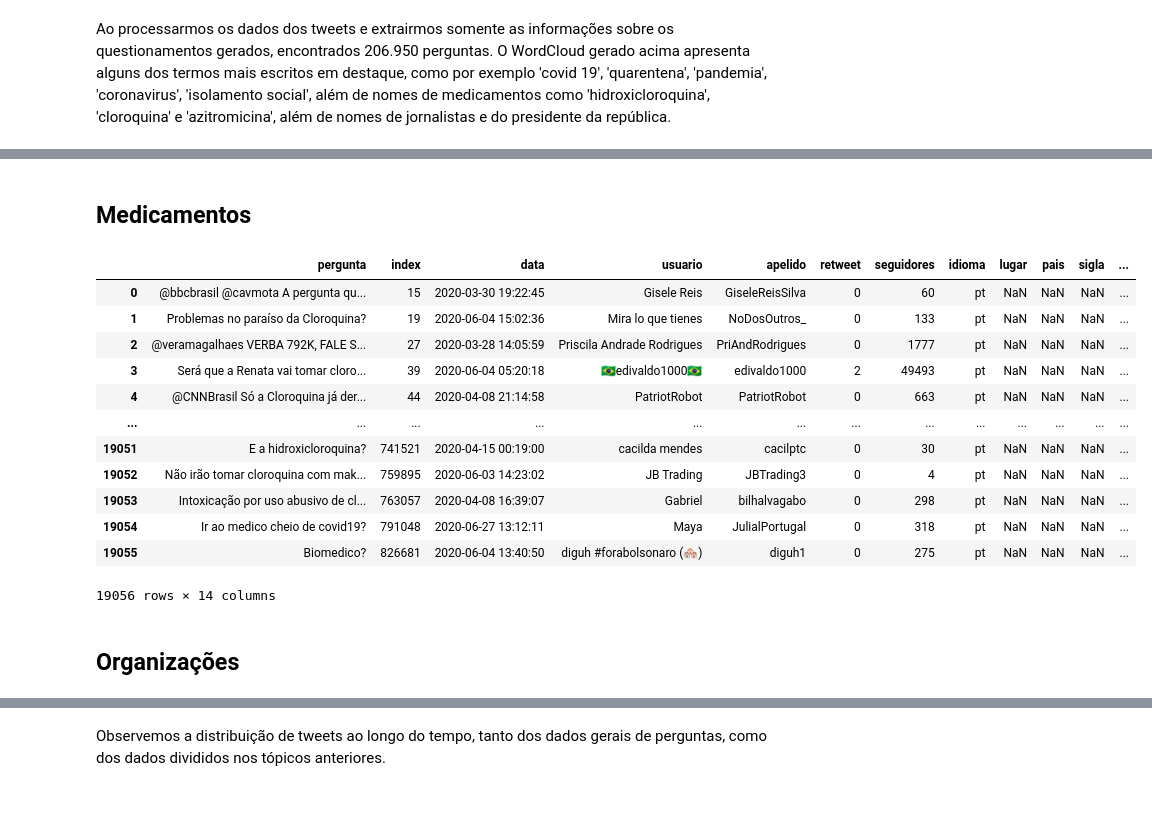
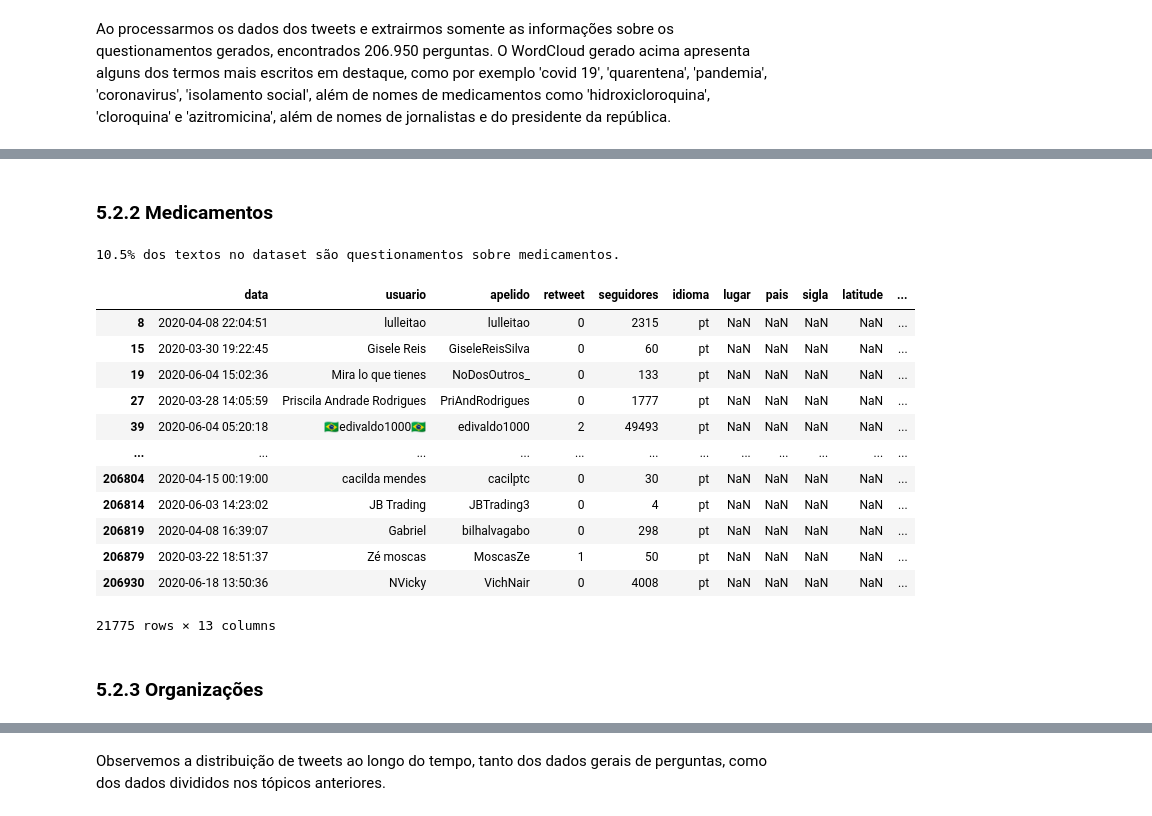
Before and after one commit to patricktapajos/ex-python-ds, a Jupyter notebook: work_covid19_tweets.ipynb, the cells around one changed output, grey strips where cells are left out. Saved outputs shown, nothing was run; the diff lists cells and outputs as text; code cells hidden in the pictures.

```diff
--- a/work_covid19_tweets.ipynb
+++ b/work_covid19_tweets.ipynb
@@ -102,9 +123,9 @@ def gen_img_word_cloud(text_list):
 
 # Método para gerar um novo dataframe a partir de uma busca por termos em um campo de texto
 def gen_df_from_search(df, field, term):
-  df_aux = df.set_index(field).filter(regex=re.compile(term, re.IGNORECASE), axis=0)
-  df_aux.reset_index(inplace=True)
-  return df_aux
+  term = unidecode.unidecode(term)
+  new_df = df[df[field].apply(lambda s: unidecode.unidecode(s)).str.contains(term, case=False)]
+  return new_df
 
 # Método para retornar um dataframe aagrupado por um campo de data, retornando a saída conforme o formato informado
 def gen_group_by_data(df, date_field, format_date):
@@ -115,7 +138,8 @@ def gen_group_by_data(df, date_field, format_date):
 Vamos efetuar o carregamento do dataset através do método read_csv, bastando informar o local do arquivo que contém os dados.
 # %%
 # Dados brutos da fonte
-raw_data = pd.read_csv('/content/drive/Shared drives/pgds_dataset/covid19-tweets.csv')
+raw_data = pd.read_csv('/content/drive/My Drive/covid19-tweets.csv')
+# raw_data = pd.read_csv('/content/drive/Shared drives/pgds_dataset/covid19-tweets.csv')
 raw_data
 # %% [output]
 |  | data | usuario | apelido | texto | retweet | seguidores | idioma | lugar | pais | sigla | latitude | ... |
@@ -194,10 +220,10 @@ gen_img_word_cloud(raw_data['texto']);
 As mensagens foram pré-processadas para que as perguntas (questões) fossem identificadas. Essa coleção de perguntas corresponde ao dataset "DuvidasDB".
 # %%
 # Geração de dataset DuvidasDB, selecionando registros que apresentem perguntas na coluna 'texto', a qual refere-se ao tweet escrito pelo usuário
-# Foi considerado como uma pergunta um texto que contenha o símbolo utilizado ao final de um pergunta, o ponto de interrogação (?).
+# Foi considerado como uma pergunta um texto que contenha o o ponto de interrogação (?), símbolo utilizado ao final de um pergunta.
 
 # Modificando o index para filtrar pelo texto, ajuda na performance
-duvidas_db = raw_data.set_index('texto').filter(regex='\?', axis=0)
+duvidas_db = raw_data.set_index('texto').filter(regex='\?+', axis=0)
 
 # Reseta o index
 duvidas_db.reset_index(inplace=True)
@@ -205,7 +231,8 @@ duvidas_db.reset_index(inplace=True)
 print('Quantidade de perguntas (mais de uma por registro): ', duvidas_db['texto'].count())
 
 # Separa as sentenças em uma lista, com o auxílio do método apply do Pandas, sent_tokenize do pacote nltk e do lambda
-duvidas_db['texto'] = duvidas_db['texto'].apply(lambda d: [(q) for q in sent_tokenize(d, language='portuguese') if re.search("[\+?]", q)])
+# A expressão regular também filtrou por textos que contivessem texto além do símbolo (há muitos registros em que o texto é somente um ponto de interrogação).
+duvidas_db['texto'] = duvidas_db['texto'].apply(lambda d: [(q) for q in sent_tokenize(d, language='portuguese') if re.search("[?+]", q)])
 
 # Atributo que armazena as colunas para o merge de dataframes
 vars = ['data', 'usuario', 'apelido', 'retweet', 'seguidores', 'idioma', 'lugar', 'pais', 'sigla', 'latitude', 'longitude', 'hashtags']
@@ -222,11 +249,15 @@ duvidas_db = duvidas_db.texto.apply(pd.Series).merge(duvidas_db, left_index = Tr
 duvidas_db.dropna(subset=['pergunta'], inplace=True)
 
 print('Quantidade de perguntas (uma por registro): ', duvidas_db['pergunta'].count())
-
 # Reseta o index
-duvidas_db.reset_index(inplace=True)
+duvidas_db.reset_index(inplace=True, drop=True)
 # %% [output]
 Quantidade de perguntas (mais de uma por registro):  172501
 Quantidade de perguntas (uma por registro):  206950
+# %%
+# Retirando as perguntas duplicadas
+duvidas_db = duvidas_db[~duvidas_db.duplicated(subset=['pergunta'])]
+
+print('Quantidade de perguntas sem duplicação: ', duvidas_db['pergunta'].count())
 # %%
 duvidas_db
@@ -282,23 +340,32 @@ duvidas_doenca
 # %% [markdown]
-## Medicamentos
+### 5.2.2 Medicamentos
 # %%
 #Tema: Medicamento
 #Filtrando por termos que têm relação com os medicamentos citados para o tratamento da COVID-19
-duvidas_medicamento = gen_df_from_search(duvidas_db, 'pergunta','azitromicina|hidroxicloroquina|cloroquina|tratamento|medic')
+termo_med = 'ivermectina|tamiflu|azitromicina|cloroquina|trata|medicamento|medicacao|vacina|comprimido|pilula|tomar'
+duvidas_medicamento = gen_df_from_search(duvidas_db, 'pergunta', termo_med)
+
+#Dentro do dataset duvidas_db, o percentual de perguntas sobre medicamentos
+total_duvidas_db_tweets = duvidas_db['pergunta'].count()
+total_med_tweets = duvidas_medicamento['pergunta'].count()
+perc_med_tweets = (total_med_tweets/total_duvidas_db_tweets)
+
+print("{:.1%} dos textos no dataset são questionamentos sobre medicamentos.". format(perc_med_tweets))
 duvidas_medicamento
 # %% [output]
+10.5% dos textos no dataset são questionamentos sobre medicamentos.
-|  | pergunta | index | data | usuario | apelido | retweet | seguidores | idioma | lugar | pais | sigla | ... |
-| 0 | @bbcbrasil @cavmota A pergunta qu... | 15 | 2020-03-30 19:22:45 | Gisele Reis | GiseleReisSilva | 0 | 60 | pt | NaN | NaN | NaN | ... |
-| 1 | Problemas no paraíso da Cloroquina? | 19 | 2020-06-04 15:02:36 | Mira lo que tienes | NoDosOutros_ | 0 | 133 | pt | NaN | NaN | NaN | ... |
-| 2 | @veramagalhaes VERBA 792K, FALE S... | 27 | 2020-03-28 14:05:59 | Priscila Andrade Rodrigues | PriAndRodrigues | 0 | 1777 | pt | NaN | NaN | NaN | ... |
-| 3 | Será que a Renata vai tomar cloro... | 39 | 2020-06-04 05:20:18 | 🇧🇷edivaldo1000🇧🇷 | edivaldo1000 | 2 | 49493 | pt | NaN | NaN | NaN | ... |
-| 4 | @CNNBrasil Só a Cloroquina já der... | 44 | 2020-04-08 21:14:58 | PatriotRobot | PatriotRobot | 0 | 663 | pt | NaN | NaN | NaN | ... |
-| ... | ... | ... | ... | ... | ... | ... | ... | ... | ... | ... | ... | ... |
-| 19051 | E a hidroxicloroquina? | 741521 | 2020-04-15 00:19:00 | cacilda mendes | cacilptc | 0 | 30 | pt | NaN | NaN | NaN | ... |
-| 19052 | Não irão tomar cloroquina com mak... | 759895 | 2020-06-03 14:23:02 | JB Trading | JBTrading3 | 0 | 4 | pt | NaN | NaN | NaN | ... |
-| 19053 | Intoxicação por uso abusivo de cl... | 763057 | 2020-04-08 16:39:07 | Gabriel | bilhalvagabo | 0 | 298 | pt | NaN | NaN | NaN | ... |
-| 19054 | Ir ao medico cheio de covid19? | 791048 | 2020-06-27 13:12:11 | Maya | JulialPortugal | 0 | 318 | pt | NaN | NaN | NaN | ... |
-| 19055 | Biomedico? | 826681 | 2020-06-04 13:40:50 | diguh #forabolsonaro (🏘) | diguh1 | 0 | 275 | pt | NaN | NaN | NaN | ... |
+|  | data | usuario | apelido | retweet | seguidores | idioma | lugar | pais | sigla | latitude | ... |
+| 8 | 2020-04-08 22:04:51 | lulleitao | lulleitao | 0 | 2315 | pt | NaN | NaN | NaN | NaN | ... |
+| 15 | 2020-03-30 19:22:45 | Gisele Reis | GiseleReisSilva | 0 | 60 | pt | NaN | NaN | NaN | NaN | ... |
+| 19 | 2020-06-04 15:02:36 | Mira lo que tienes | NoDosOutros_ | 0 | 133 | pt | NaN | NaN | NaN | NaN | ... |
+| 27 | 2020-03-28 14:05:59 | Priscila Andrade Rodrigues | PriAndRodrigues | 0 | 1777 | pt | NaN | NaN | NaN | NaN | ... |
+| 39 | 2020-06-04 05:20:18 | 🇧🇷edivaldo1000🇧🇷 | edivaldo1000 | 2 | 49493 | pt | NaN | NaN | NaN | NaN | ... |
+| ... | ... | ... | ... | ... | ... | ... | ... | ... | ... | ... | ... |
+| 206804 | 2020-04-15 00:19:00 | cacilda mendes | cacilptc | 0 | 30 | pt | NaN | NaN | NaN | NaN | ... |
+| 206814 | 2020-06-03 14:23:02 | JB Trading | JBTrading3 | 0 | 4 | pt | NaN | NaN | NaN | NaN | ... |
+| 206819 | 2020-04-08 16:39:07 | Gabriel | bilhalvagabo | 0 | 298 | pt | NaN | NaN | NaN | NaN | ... |
+| 206879 | 2020-03-22 18:51:37 | Zé moscas | MoscasZe | 1 | 50 | pt | NaN | NaN | NaN | NaN | ... |
+| 206930 | 2020-06-18 13:50:36 | NVicky | VichNair | 0 | 4008 | pt | NaN | NaN | NaN | NaN | ... |
-19056 rows × 14 columns
+21775 rows × 13 columns
 # %% [markdown]
-## Organizações
+### 5.2.3 Organizações
```
Also changed, not shown: parts of 68 cells of this notebook.
